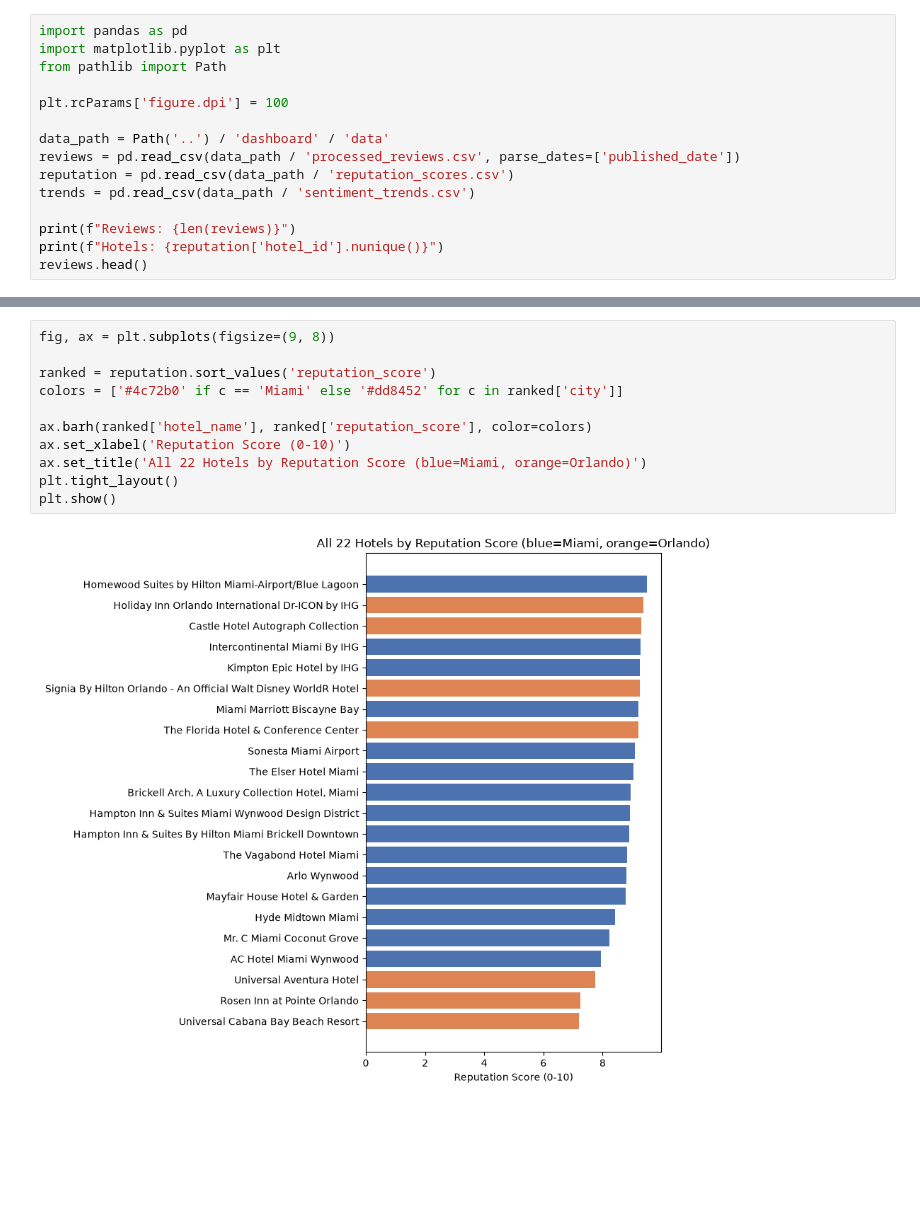
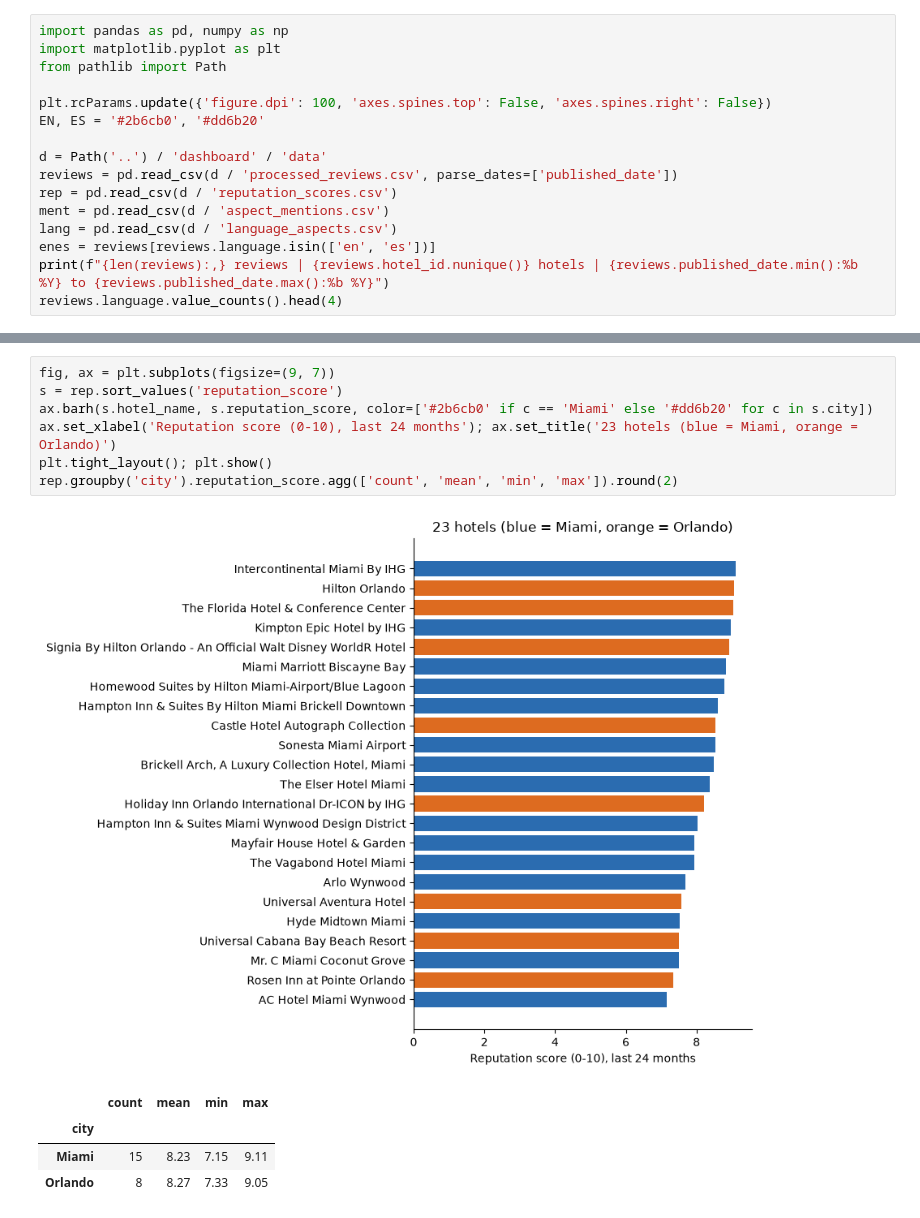
Before and after one commit to brianravelo28/tourism-hotel-sentiment, a Jupyter notebook: notebooks/eda.ipynb, the cells around one changed output, grey strips where cells are left out. Drawn from its saved outputs; the diff is of its cells as text; blank space fills up the shorter version.

```diff
--- a/notebooks/eda.ipynb
+++ b/notebooks/eda.ipynb
@@ -7,16 +7,17 @@ how sentiment and topic fields were generated.
 # %%
-import pandas as pd
+import pandas as pd, numpy as np
 import matplotlib.pyplot as plt
 from pathlib import Path
 
-plt.rcParams['figure.dpi'] = 100
+plt.rcParams.update({'figure.dpi': 100, 'axes.spines.top': False, 'axes.spines.right': False})
+EN, ES = '#2b6cb0', '#dd6b20'
 
-data_path = Path('..') / 'dashboard' / 'data'
-reviews = pd.read_csv(data_path / 'processed_reviews.csv', parse_dates=['published_date'])
-reputation = pd.read_csv(data_path / 'reputation_scores.csv')
-trends = pd.read_csv(data_path / 'sentiment_trends.csv')
-
-print(f"Reviews: {len(reviews)}")
-print(f"Hotels: {reputation['hotel_id'].nunique()}")
-reviews.head()
+d = Path('..') / 'dashboard' / 'data'
+reviews = pd.read_csv(d / 'processed_reviews.csv', parse_dates=['published_date'])
+rep = pd.read_csv(d / 'reputation_scores.csv')
+ment = pd.read_csv(d / 'aspect_mentions.csv')
+lang = pd.read_csv(d / 'language_aspects.csv')
+enes = reviews[reviews.language.isin(['en', 'es'])]
+print(f"{len(reviews):,} reviews | {reviews.hotel_id.nunique()} hotels | {reviews.published_date.min():%b %Y} to {reviews.published_date.max():%b %Y}")
+reviews.language.value_counts().head(4)
 # %% [output]
@@ -58,13 +72,13 @@ being circular.
 # %%
-fig, ax = plt.subplots(figsize=(9, 8))
-
-ranked = reputation.sort_values('reputation_score')
-colors = ['#4c72b0' if c == 'Miami' else '#dd8452' for c in ranked['city']]
-
-ax.barh(ranked['hotel_name'], ranked['reputation_score'], color=colors)
-ax.set_xlabel('Reputation Score (0-10)')
-ax.set_title('All 22 Hotels by Reputation Score (blue=Miami, orange=Orlando)')
-plt.tight_layout()
-plt.show()
+fig, ax = plt.subplots(figsize=(9, 7))
+s = rep.sort_values('reputation_score')
+ax.barh(s.hotel_name, s.reputation_score, color=['#2b6cb0' if c == 'Miami' else '#dd6b20' for c in s.city])
+ax.set_xlabel('Reputation score (0-10), last 24 months'); ax.set_title('23 hotels (blue = Miami, orange = Orlando)')
+plt.tight_layout(); plt.show()
+rep.groupby('city').reputation_score.agg(['count', 'mean', 'min', 'max']).round(2)
 # %% [output]
-[figure, old version]
+[figure, new version]
+|  | count | mean | min | max |
+| city |  |  |  |  |
+| Miami | 15 | 8.23 | 7.15 | 9.11 |
+| Orlando | 8 | 8.27 | 7.33 | 9.05 |
```
Also changed, not shown: parts of 27 cells of this notebook, 21 other files.
